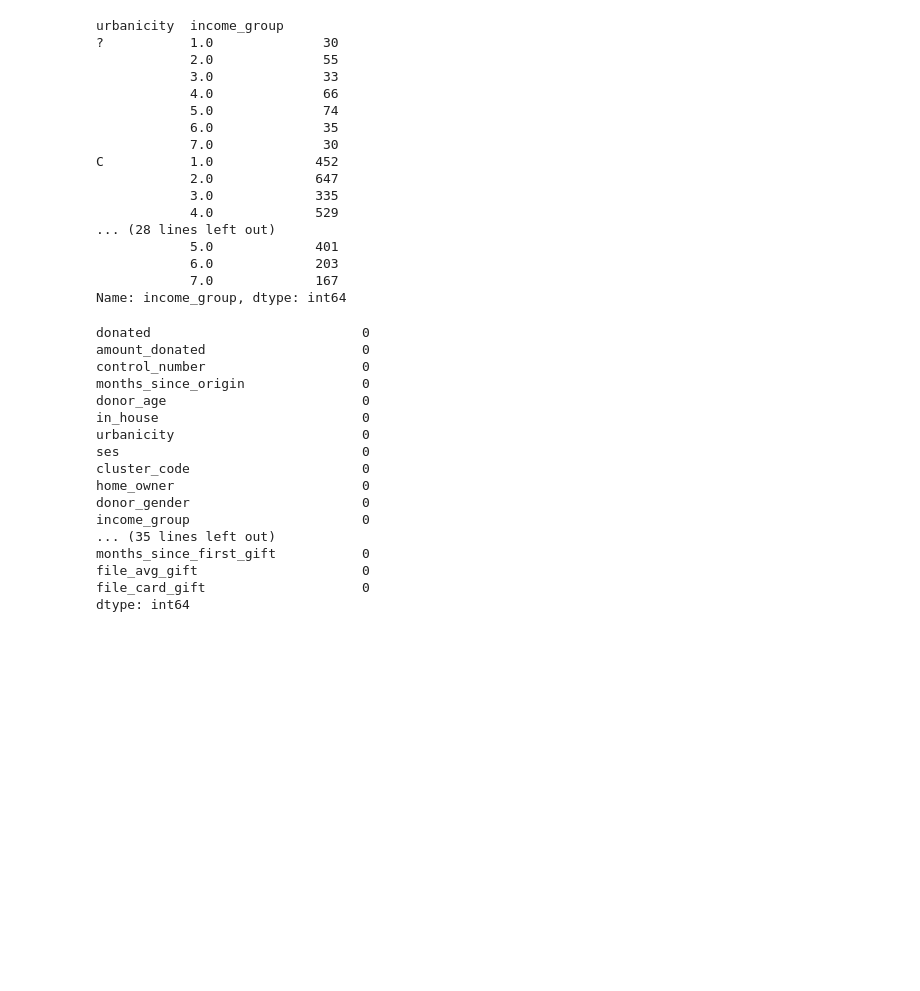
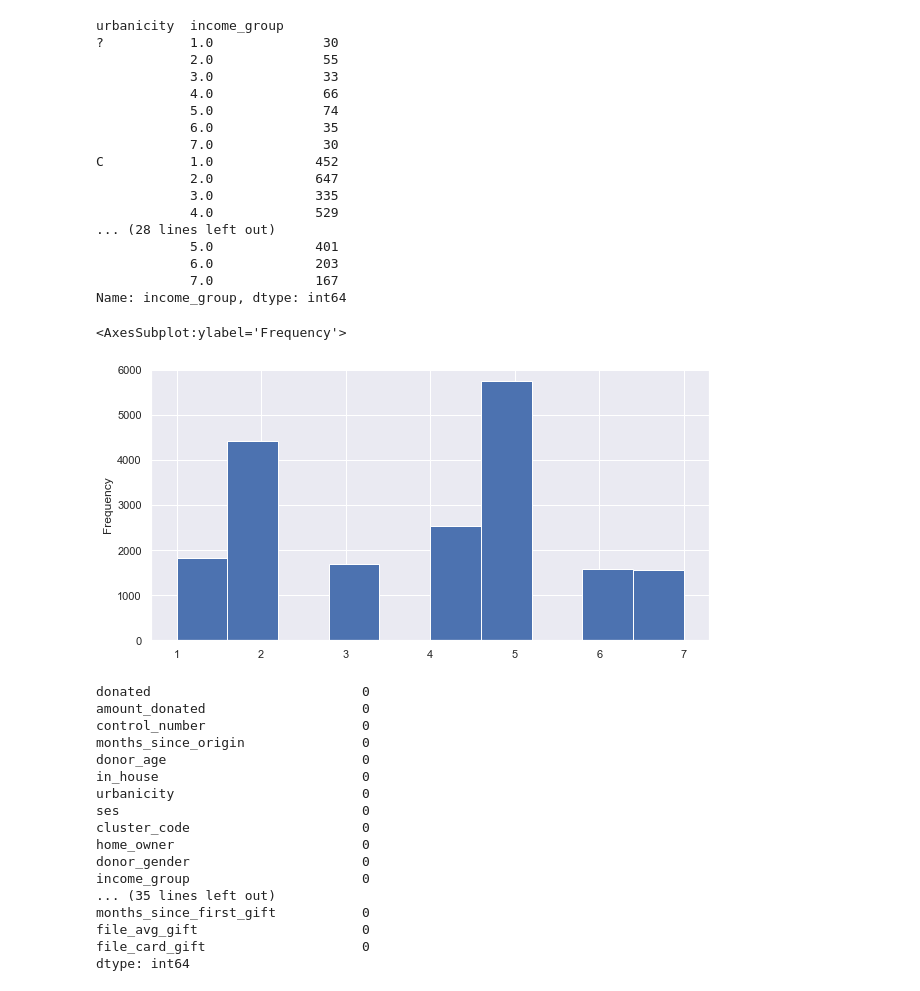
Before and after one commit to jindukwentua/Applying-Machine-Learning-to-Charity-donations, a Jupyter notebook: notebook/analysis.ipynb, the cells around one changed output. Cells and saved outputs as stored; diff of their text form; code cells hidden in the pictures; blank space fills up the shorter version.

```diff
--- a/notebook/analysis.ipynb
+++ b/notebook/analysis.ipynb
@@ -537,6 +537,11 @@ for i in df.index:
             df.loc[i,'income_group'] = 5
         elif df.loc[i, 'urbanicity'] == 'U':
             df.loc[i,'income_group'] = 5
+# %%
+df['income_group'].plot.hist(figsize=(10,5))
+# %% [output]
+<AxesSubplot:ylabel='Frequency'>
+[figure, added]
 # %%
 df.isnull().sum()
 # %% [output]
```
Also changed, not shown: parts of 38 cells of this notebook.
